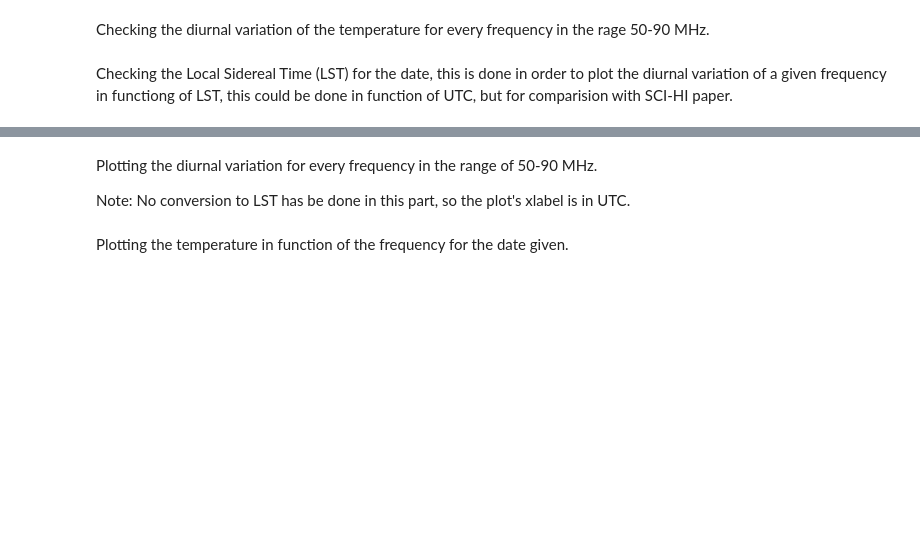
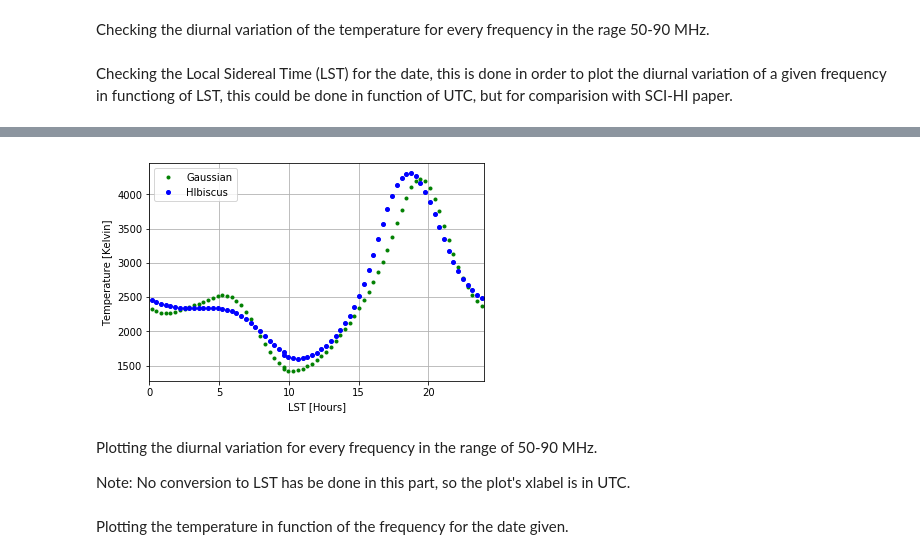
Before and after one commit to HiramHerrera/SciHi, a Jupyter notebook: Tgsm.ipynb, the cells around one changed output, grey strips where cells are left out. Saved outputs shown, nothing was run; the diff lists cells and outputs as text; code cells hidden in the pictures; blank space fills up the shorter version.

```diff
--- a/Tgsm.ipynb
+++ b/Tgsm.ipynb
@@ -155,3 +213,18 @@ plt.savefig(impath+'variation_%dMHz.png'%f)
+# %%
+f=70 #Frequency to check
+Temp = Data.loc[f].values
+Temp_mock = Data_mock.loc[f].values
+Time_ = (np.linspace(0,24,len(Temp))+9.62)%24 # For 2013-06-14 LST = UTC + 9:37 (9.62h)
+plt.plot(Time_,Temp_mock,'go',markersize = 3,label='Gaussian')
+plt.plot(Time_,Temp,'bo',markersize = 4,label='HIbiscus')
+plt.xlabel('LST [Hours]')
+plt.ylabel('Temperature [Kelvin]')
+plt.xlim(0,24)
+plt.grid()
+plt.legend()
+plt.savefig(impath+'variation_%dMHz.png'%f)
+# %% [output]
+[figure, added]
 # %% [markdown]
 Plotting the diurnal variation for every frequency in the range of 50-90 MHz.
 
```
Also changed, not shown: parts of 13 cells of this notebook, 6 other files.
